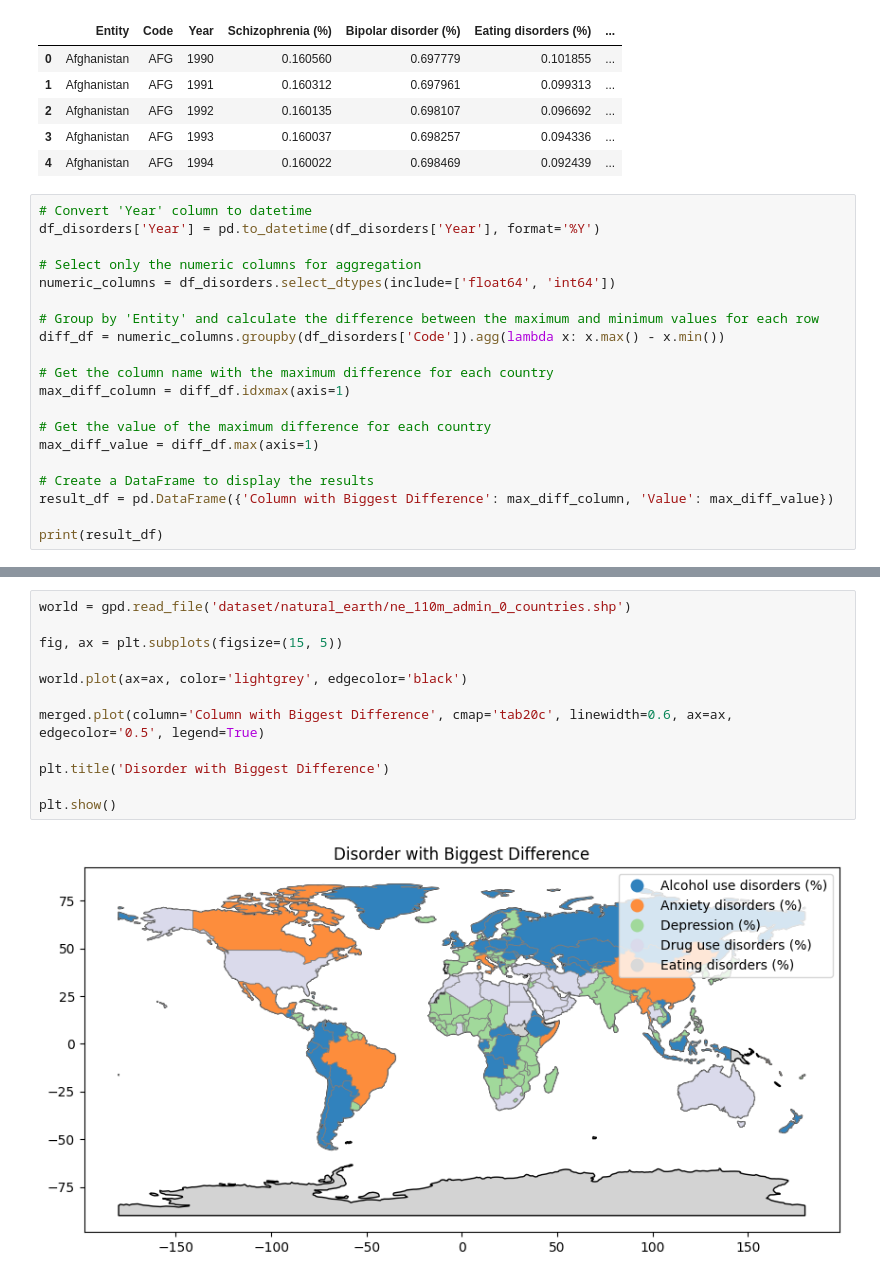
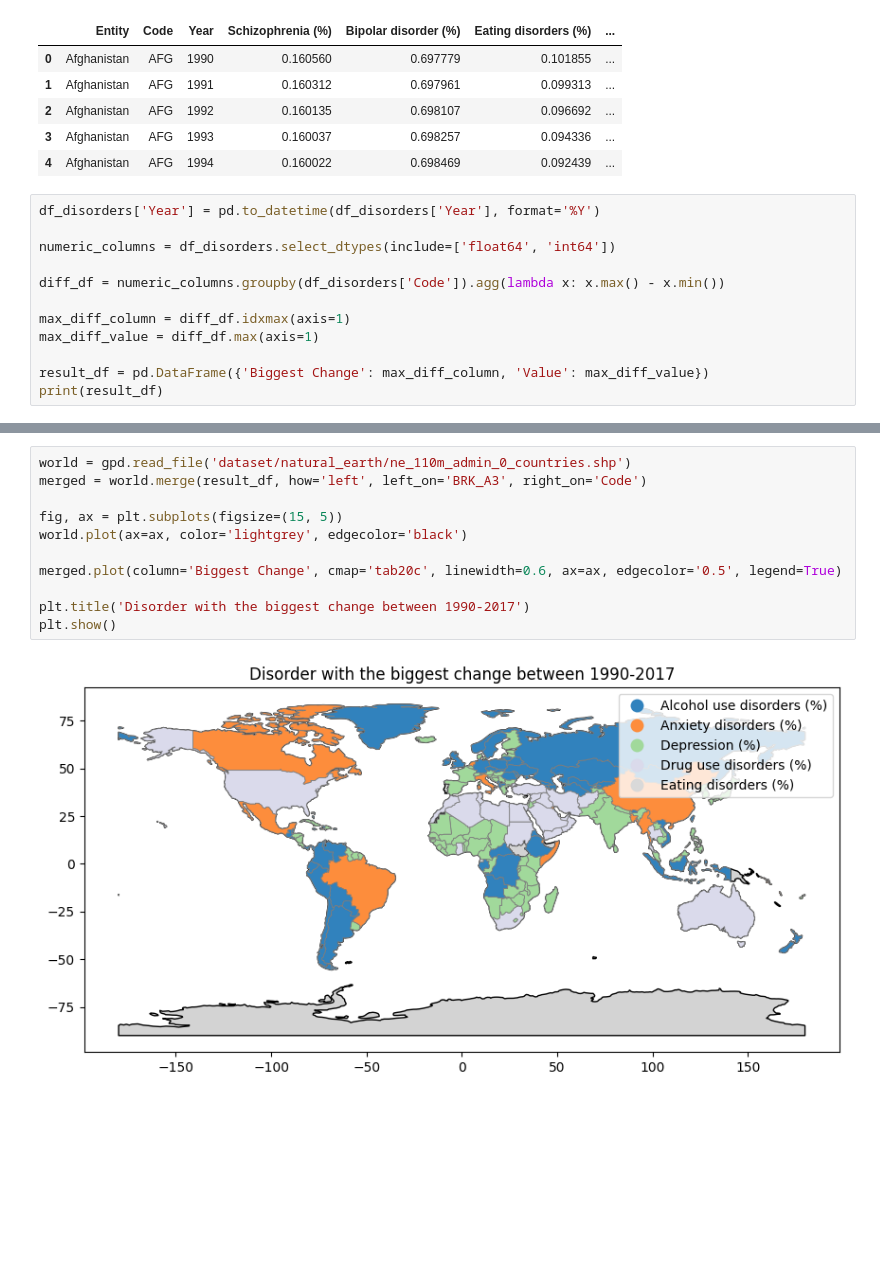
Before and after one commit to supernauth/mental_health_disorder, a Jupyter notebook: mental_health_disorder.ipynb, the cells around one changed output, grey strips where cells are left out. Drawn from its saved outputs; the diff is of its cells as text; blank space fills up the shorter version.

```diff
--- a/mental_health_disorder.ipynb
+++ b/mental_health_disorder.ipynb
@@ -241,23 +241,15 @@ df_disorders.head()
 | 3 | Afghanistan | AFG | 1993 | 0.160037 | 0.698257 | 0.094336 | ... |
 | 4 | Afghanistan | AFG | 1994 | 0.160022 | 0.698469 | 0.092439 | ... |
 # %%
-# Convert 'Year' column to datetime
 df_disorders['Year'] = pd.to_datetime(df_disorders['Year'], format='%Y')
 
-# Select only the numeric columns for aggregation
 numeric_columns = df_disorders.select_dtypes(include=['float64', 'int64'])
 
-# Group by 'Entity' and calculate the difference between the maximum and minimum values for each row
 diff_df = numeric_columns.groupby(df_disorders['Code']).agg(lambda x: x.max() - x.min())
 
-# Get the column name with the maximum difference for each country
 max_diff_column = diff_df.idxmax(axis=1)
-
-# Get the value of the maximum difference for each country
 max_diff_value = diff_df.max(axis=1)
 
-# Create a DataFrame to display the results
-result_df = pd.DataFrame({'Column with Biggest Difference': max_diff_column, 'Value': max_diff_value})
-
+result_df = pd.DataFrame({'Biggest Change': max_diff_column, 'Value': max_diff_value})
 print(result_df)
 # %% [output]
@@ -278,15 +270,14 @@ ZWE                  Depression (%)  0.152425
 [196 rows x 2 columns]
 # %%
 world = gpd.read_file('dataset/natural_earth/ne_110m_admin_0_countries.shp')
+merged = world.merge(result_df, how='left', left_on='BRK_A3', right_on='Code')
 
 fig, ax = plt.subplots(figsize=(15, 5))
-
 world.plot(ax=ax, color='lightgrey', edgecolor='black')
 
-merged.plot(column='Column with Biggest Difference', cmap='tab20c', linewidth=0.6, ax=ax, edgecolor='0.5', legend=True)
+merged.plot(column='Biggest Change', cmap='tab20c', linewidth=0.6, ax=ax, edgecolor='0.5', legend=True)
 
-plt.title('Disorder with Biggest Difference')
-
+plt.title('Disorder with the biggest change between 1990-2017')
 plt.show()
 # %% [output]
-[figure, old version]
+[figure, new version]
```
Also changed, not shown: parts of 1 cell of this notebook.
